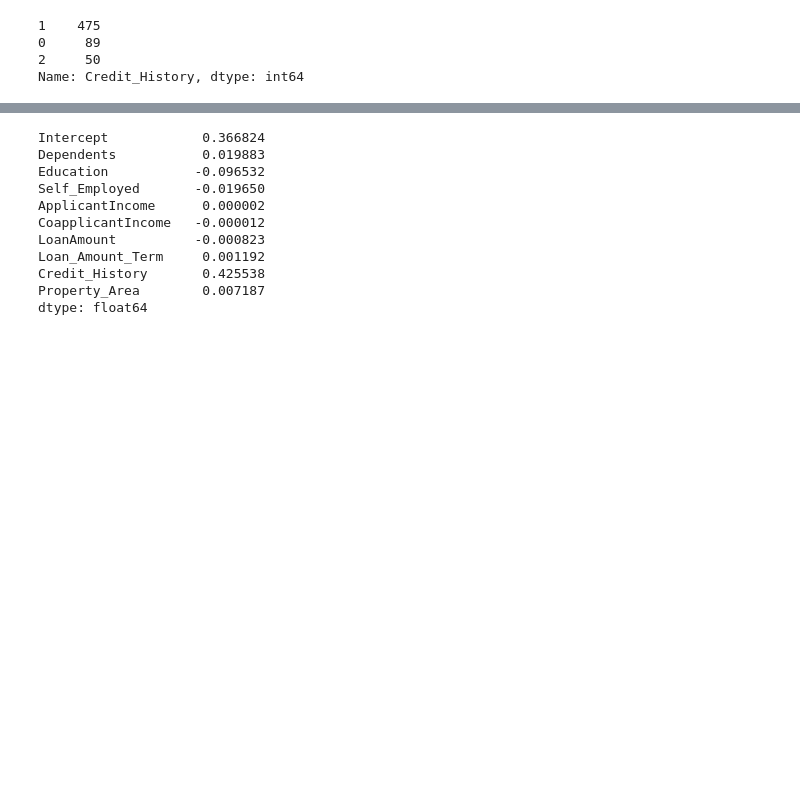
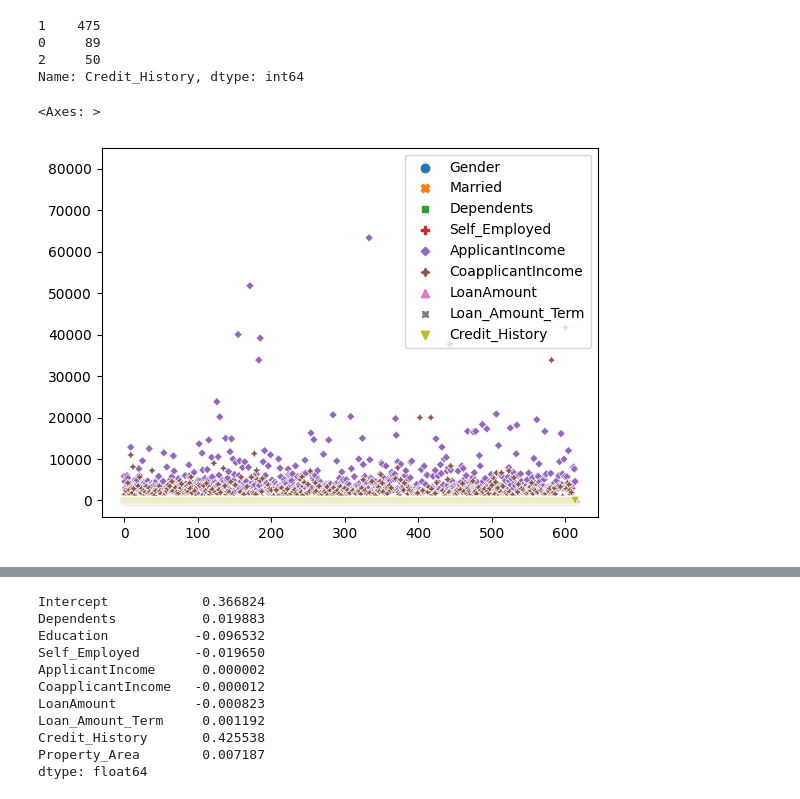
Before and after one commit to moiz02/DS, a Jupyter notebook: DS_Project.ipynb, the cells around one changed output, grey strips where cells are left out. Drawn from its saved outputs; the diff is of its cells as text; code cells hidden in the pictures; blank space fills up the shorter version.

```diff
--- a/DS_Project.ipynb
+++ b/DS_Project.ipynb
@@ -145,2 +147,7 @@ Name: Credit_History, dtype: int64
+# %%
+sns.scatterplot(df)
+# %% [output]
+<Axes: >
+[figure, added]
 # %%
 df=df.drop(["Gender","Married"],axis=1)
```
Also changed, not shown: parts of 19 cells of this notebook.
